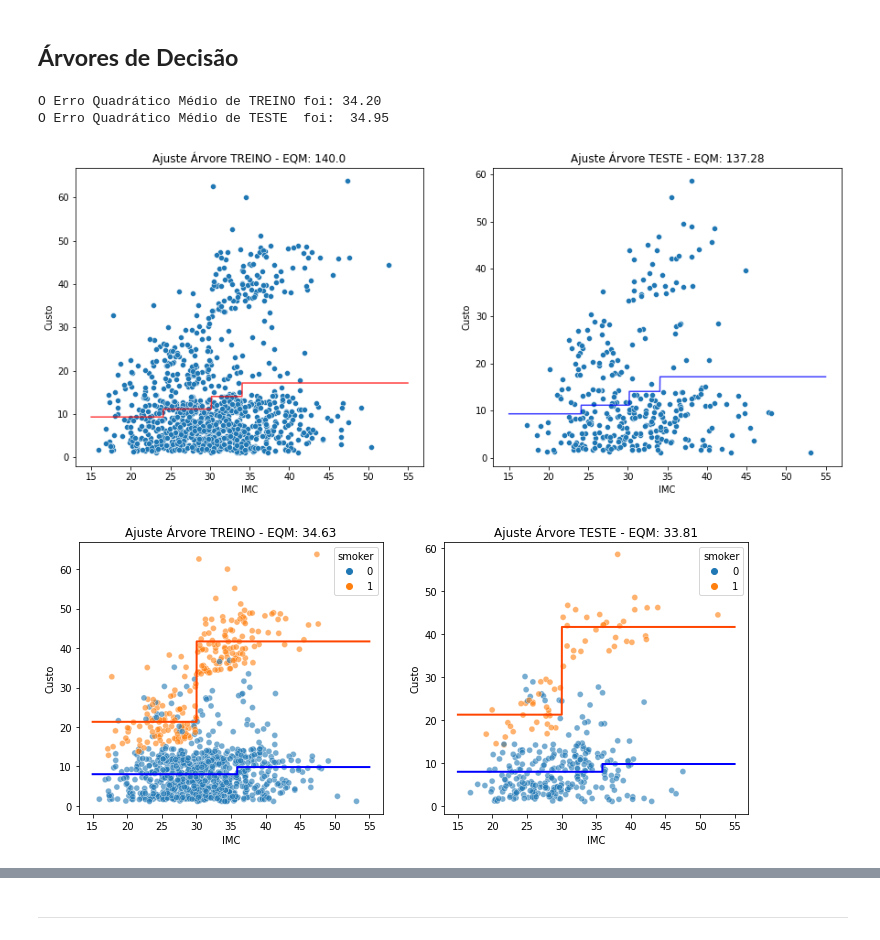
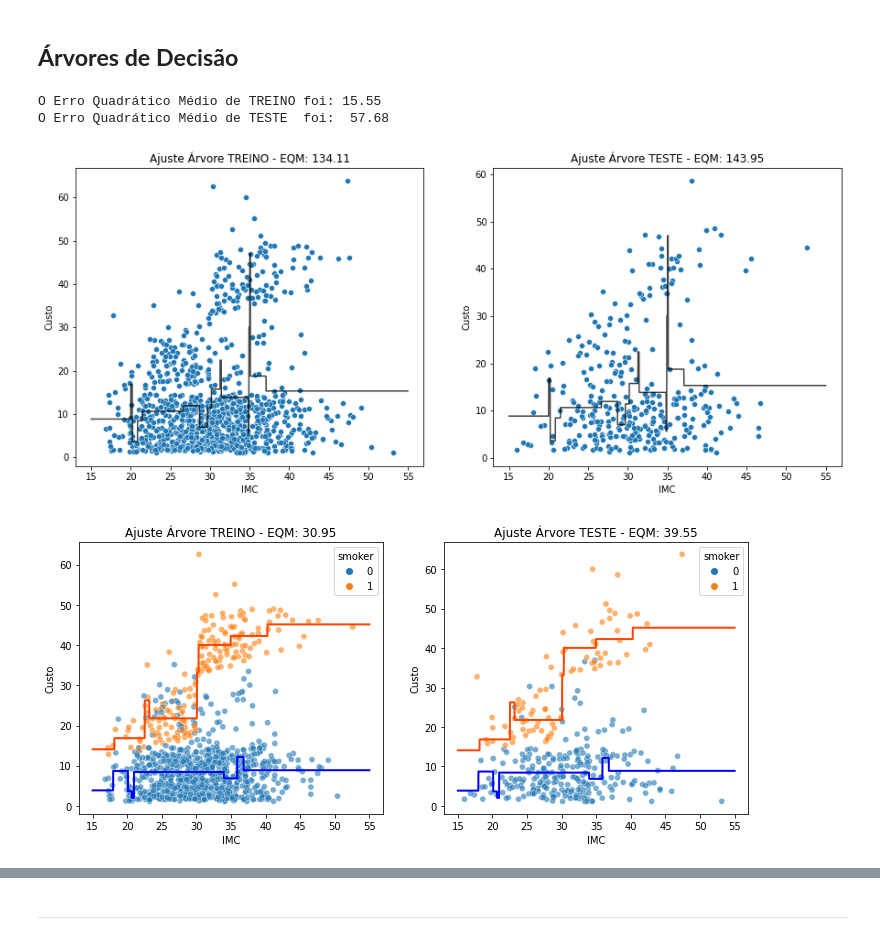
Before and after one commit to gitflai/DDS4, a Jupyter notebook: Aula_8_DDS4_KNN_e_Arvores_de_Decisao.ipynb, the cells around one changed output, grey strips where cells are left out. Saved outputs shown, nothing was run; the diff lists cells and outputs as text; code cells hidden in the pictures.

```diff
--- a/Aula_8_DDS4_KNN_e_Arvores_de_Decisao.ipynb
+++ b/Aula_8_DDS4_KNN_e_Arvores_de_Decisao.ipynb
@@ -195,7 +204,7 @@ plt.show()
 # %%
 from sklearn.tree import DecisionTreeRegressor
 
-profundidade = 2
+profundidade = 4
 
 R = 100
 eqms_treino = []
@@ -221,8 +230,8 @@ for i in range(R):
 print('O Erro Quadrático Médio de TREINO foi: {:.2f}'.format(np.mean(eqms_treino)))
 print('O Erro Quadrático Médio de TESTE  foi:  {:.2f}'.format(np.mean(eqms_teste)))
 # %% [output]
-O Erro Quadrático Médio de TREINO foi: 34.20
-O Erro Quadrático Médio de TESTE  foi:  34.95
+O Erro Quadrático Médio de TREINO foi: 15.55
+O Erro Quadrático Médio de TESTE  foi:  57.68
 # %%
 # Gráfico da Árvore com 1 Variável
 
@@ -234,7 +243,6 @@ y = dados['charges']
 
 Xtreino, Xteste, ytreino, yteste  = train_test_split(X, y, test_size = 0.25)
 
-profundidade = 2
 arvore = DecisionTreeRegressor(max_depth = profundidade)
 arvore.fit(Xtreino, ytreino)
 
@@ -253,20 +261,20 @@ plt.figure(figsize = (15, 6))
 
 plt.subplot(1, 2, 1)
 sns.scatterplot(x = Xtreino['bmi'], y = ytreino)
-plt.plot(x, y, color = 'red', alpha = 0.75)
+plt.plot(x, y, color = 'black', alpha = 0.75)
 plt.title('Ajuste Árvore TREINO - EQM: '.format(k) + str(round(eqm_treino, 2)))
 plt.xlabel('IMC')
 plt.ylabel('Custo')
 
 plt.subplot(1, 2, 2)
 sns.scatterplot(x = Xteste['bmi'], y = yteste)
-plt.plot(x, y, color = 'blue', alpha = 0.75)
+plt.plot(x, y, color = 'black', alpha = 0.75)
 plt.title('Ajuste Árvore TESTE - EQM: '.format(k) + str(round(eqm_teste, 2)))
 plt.xlabel('IMC')
 plt.ylabel('Custo')
 plt.show()
 # %% [output]
-[figure, old version]
+[figure, new version]
 # %%
 # Gráfico da Árvore com 2 Variáveis
 
@@ -275,7 +283,6 @@ y = dados['charges']
 
 Xtreino, Xteste, ytreino, yteste  = train_test_split(X, y, test_size = 0.25)
 
-profundidade = 2
 arvore = DecisionTreeRegressor(max_depth = profundidade)
 arvore.fit(Xtreino, ytreino)
 
@@ -290,34 +297,34 @@ import numpy as np
 x = np.arange(15, 55, 0.01)
 v0 = np.zeros(len(x))
 v1 = np.ones(len(x))
 
 c0 = pd.DataFrame([x, v0], index = ['bmi', 'smoker']).T
 c1 = pd.DataFrame([x, v1], index = ['bmi', 'smoker']).T
 
 d0 = arvore.predict(c0)
 d1 = arvore.predict(c1)
 
 plt.figure(figsize = (12, 5))
 
 plt.subplot(1, 2, 1)
 sns.scatterplot(x = Xtreino['bmi'], y = ytreino, hue =  Xtreino['smoker'], alpha = 0.6)
 plt.plot(x, d0, '-', color = 'blue', linewidth = 2)
 plt.plot(x, d1, '-', color = 'orangered', linewidth = 2)
 plt.title('Ajuste Árvore TREINO - EQM: ' + str(round(eqm_treino, 2)))
 plt.xlabel('IMC')
 plt.ylabel('Custo')
 
 plt.subplot(1, 2, 2)
 sns.scatterplot(x = Xteste['bmi'], y = yteste, hue =  Xteste['smoker'], alpha = 0.6)
 plt.plot(x, d0, '-', color = 'blue', linewidth = 2)
 plt.plot(x, d1, '-', color = 'orangered', linewidth = 2)
 plt.title('Ajuste Árvore TESTE - EQM: ' + str(round(eqm_teste, 2)))
 plt.xlabel('IMC')
 plt.ylabel('Custo')
 
 plt.show()
 # %% [output]
-[figure, old version]
+[figure, new version]
 # %%
 # Gráfico da Árvore
 
```
Also changed, not shown: parts of 14 cells of this notebook.
